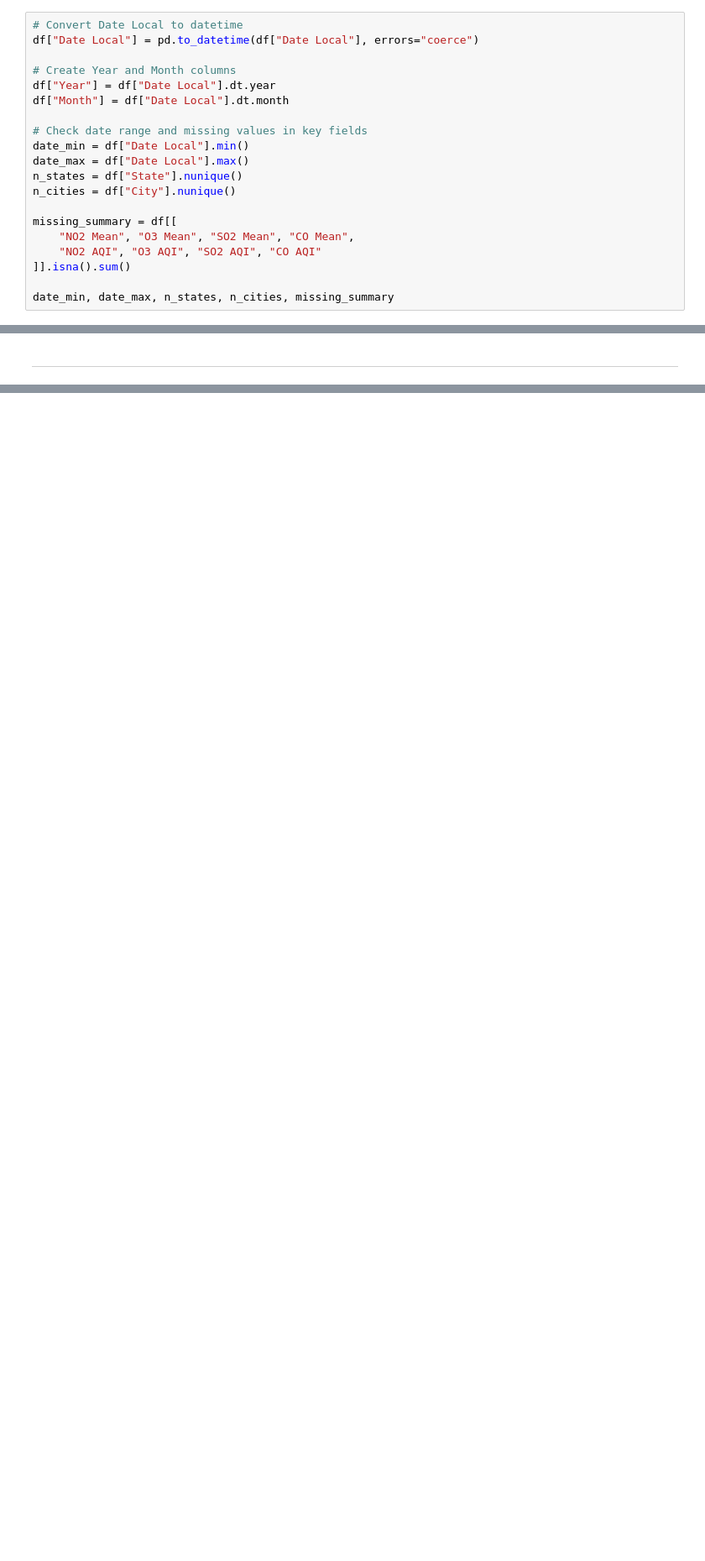
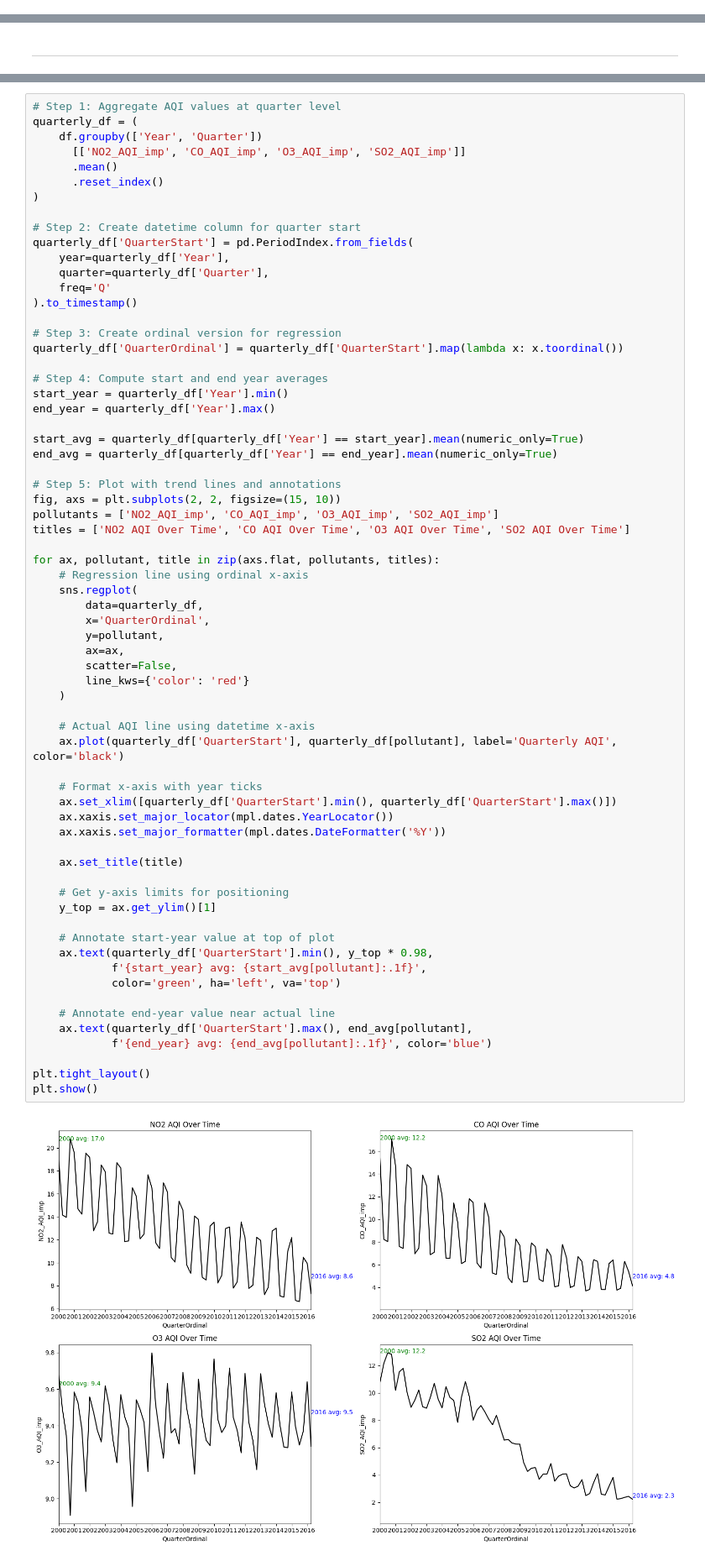
Before and after one commit to illusio666/us_air_pollution, a Jupyter notebook: jupyter_notebooks/us_air_pollution_visualisations.ipynb, the cells around one changed output, grey strips where cells are left out. Shown: that part at 84% size. Drawn from its saved outputs; the diff is of its cells as text; blank space fills up the shorter version.

Commit message:
Create amended clean data file; create new location data file; create new visualisations based on complete AQI data

```diff
--- a/jupyter_notebooks/us_air_pollution_visualisations.ipynb
+++ b/jupyter_notebooks/us_air_pollution_visualisations.ipynb
@@ -126,20 +67,0 @@ In this section, we will:
-# %%
-# Convert Date Local to datetime
-df["Date Local"] = pd.to_datetime(df["Date Local"], errors="coerce")
-
-# Create Year and Month columns
-df["Year"] = df["Date Local"].dt.year
-df["Month"] = df["Date Local"].dt.month
-
-# Check date range and missing values in key fields
-date_min = df["Date Local"].min()
-date_max = df["Date Local"].max()
-n_states = df["State"].nunique()
-n_cities = df["City"].nunique()
-
-missing_summary = df[[
-    "NO2 Mean", "O3 Mean", "SO2 Mean", "CO Mean",
-    "NO2 AQI", "O3 AQI", "SO2 AQI", "CO AQI"
-]].isna().sum()
-
-date_min, date_max, n_states, n_cities, missing_summary
@@ -200 +97,69 @@ plt.show()
+# %%
+# Step 1: Aggregate AQI values at quarter level
+quarterly_df = (
+    df.groupby(['Year', 'Quarter'])
+      [['NO2_AQI_imp', 'CO_AQI_imp', 'O3_AQI_imp', 'SO2_AQI_imp']]
+      .mean()
+      .reset_index()
+)
+
+# Step 2: Create datetime column for quarter start
+quarterly_df['QuarterStart'] = pd.PeriodIndex.from_fields(
+    year=quarterly_df['Year'],
+    quarter=quarterly_df['Quarter'],
+    freq='Q'
+).to_timestamp()
+
+# Step 3: Create ordinal version for regression
+quarterly_df['QuarterOrdinal'] = quarterly_df['QuarterStart'].map(lambda x: x.toordinal())
+
+# Step 4: Compute start and end year averages
+start_year = quarterly_df['Year'].min()
+end_year = quarterly_df['Year'].max()
+
+start_avg = quarterly_df[quarterly_df['Year'] == start_year].mean(numeric_only=True)
+end_avg = quarterly_df[quarterly_df['Year'] == end_year].mean(numeric_only=True)
+
+# Step 5: Plot with trend lines and annotations
+fig, axs = plt.subplots(2, 2, figsize=(15, 10))
+pollutants = ['NO2_AQI_imp', 'CO_AQI_imp', 'O3_AQI_imp', 'SO2_AQI_imp']
+titles = ['NO2 AQI Over Time', 'CO AQI Over Time', 'O3 AQI Over Time', 'SO2 AQI Over Time']
+
+for ax, pollutant, title in zip(axs.flat, pollutants, titles):
+    # Regression line using ordinal x-axis
+    sns.regplot(
+        data=quarterly_df,
+        x='QuarterOrdinal',
+        y=pollutant,
+        ax=ax,
+        scatter=False,
+        line_kws={'color': 'red'}
+    )
+
+    # Actual AQI line using datetime x-axis
+    ax.plot(quarterly_df['QuarterStart'], quarterly_df[pollutant], label='Quarterly AQI', color='black')
+
+    # Format x-axis with year ticks
+    ax.set_xlim([quarterly_df['QuarterStart'].min(), quarterly_df['QuarterStart'].max()])
+    ax.xaxis.set_major_locator(mpl.dates.YearLocator())
+    ax.xaxis.set_major_formatter(mpl.dates.DateFormatter('%Y'))
+
+    ax.set_title(title)
+
+    # Get y-axis limits for positioning
+    y_top = ax.get_ylim()[1]
+
+    # Annotate start-year value at top of plot
+    ax.text(quarterly_df['QuarterStart'].min(), y_top * 0.98,
+            f'{start_year} avg: {start_avg[pollutant]:.1f}',
+            color='green', ha='left', va='top')
+
+    # Annotate end-year value near actual line
+    ax.text(quarterly_df['QuarterStart'].max(), end_avg[pollutant],
+            f'{end_year} avg: {end_avg[pollutant]:.1f}', color='blue')
+
+plt.tight_layout()
+plt.show()
+# %% [output]
+[figure, added]
 # %% [markdown]
```
Also changed, not shown: parts of 29 cells of this notebook, 3 other files.
